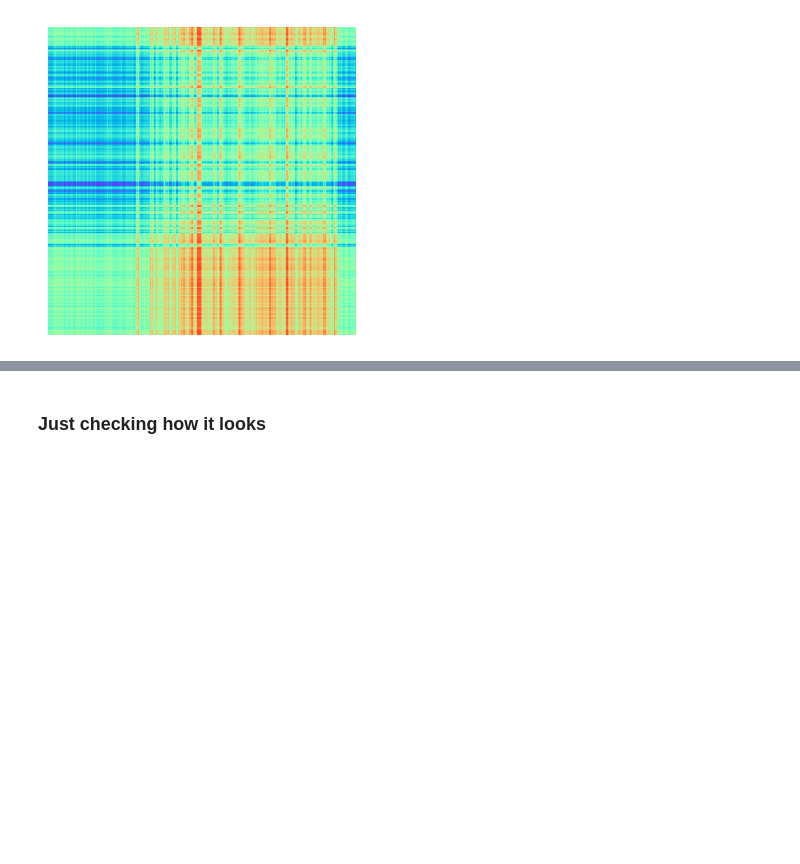
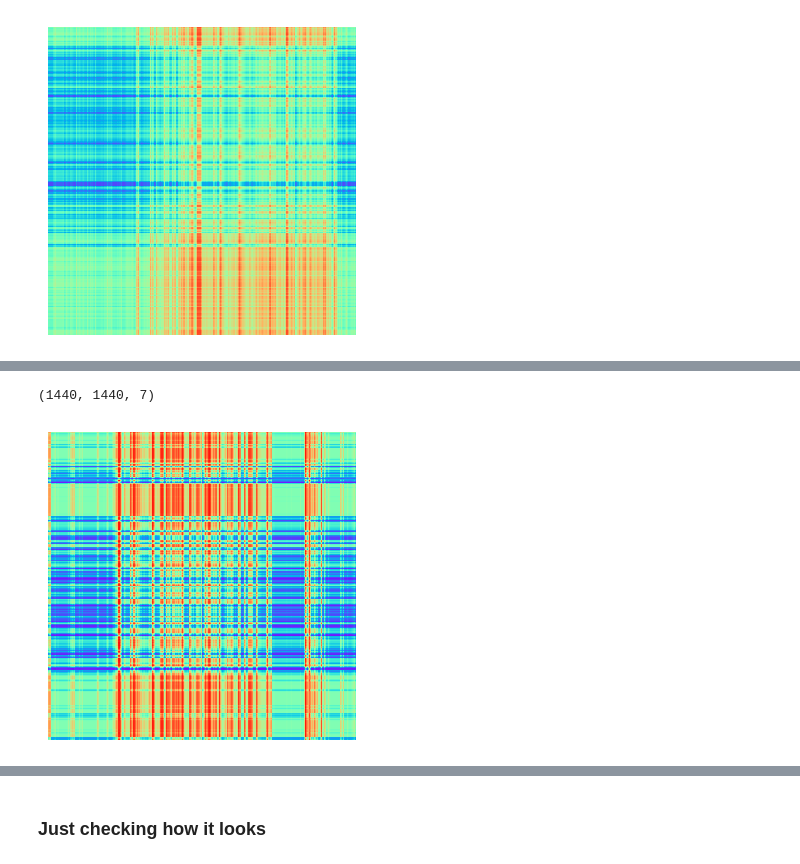
Before and after one commit to horacio-trigo/deep_accelerometer, a Jupyter notebook: AccNet24/Create_GAF_images.ipynb, the cells around one changed output, grey strips where cells are left out. Drawn from its saved outputs; the diff is of its cells as text; code cells hidden in the pictures; blank space fills up the shorter version.

```diff
--- a/AccNet24/Create_GAF_images.ipynb
+++ b/AccNet24/Create_GAF_images.ipynb
@@ -285,0 +362,16 @@ plot_gaf_image(gaf_image_example)
+# %%
+test_77845 = np.load('npy_files/test_77845.npy')
+# %%
+test_77845.shape
+# %% [output]
+(1440, 1440, 7)
+# %%
+day_index = 3      # Index for the first day
+
+# Select the GAF image for the first subject on the first day
+gaf_image_example = test_77845[:, :, day_index]
+
+# Plot the selected GAF image
+plot_gaf_image(gaf_image_example)
+# %% [output]
+[figure, added]
```
Also changed, not shown: parts of 15 cells of this notebook, 1 other file.
